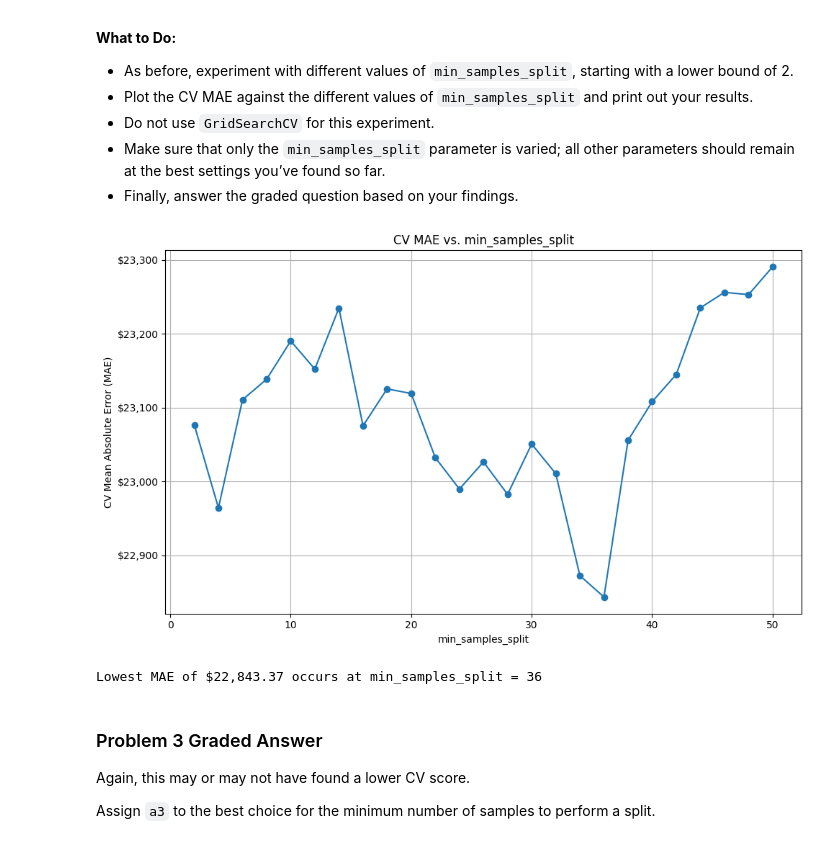
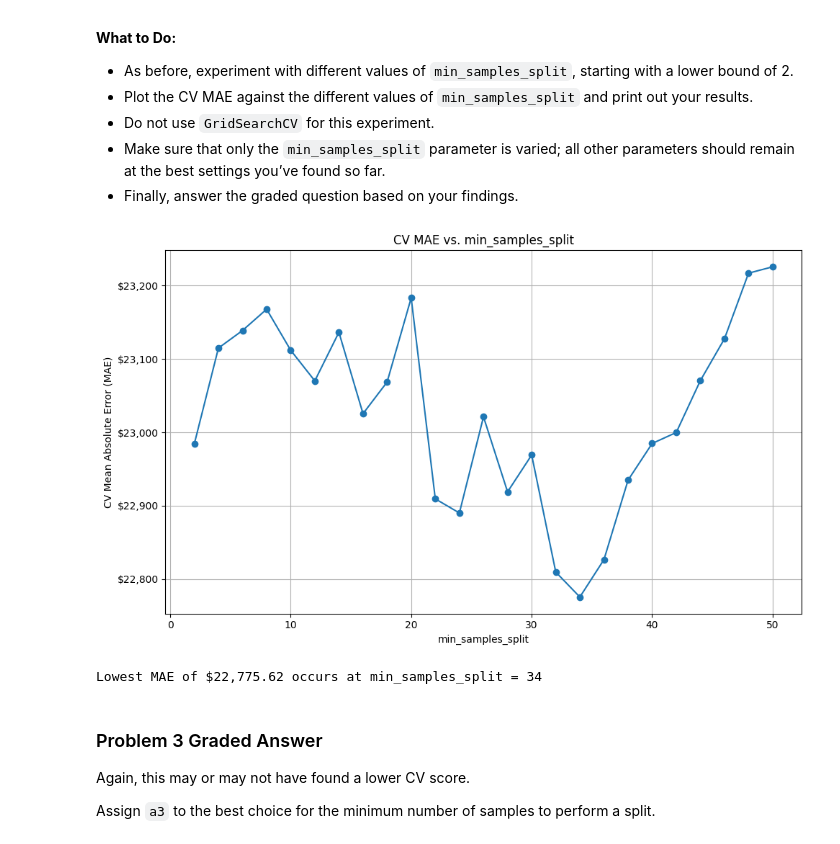
Before and after one commit to amc200092845471/Module-3-Assignments, a Jupyter notebook: Homework_06.ipynb, the cells around one changed output. Drawn from its saved outputs; the diff is of its cells as text; code cells hidden in the pictures.

```diff
--- a/Homework_06.ipynb
+++ b/Homework_06.ipynb
@@ -414,19 +414,23 @@ What to Do:
 # Your code here
 
 total_features = X_train.shape[1]
+max_features_range = range(10, total_features + 1, 5)
 
-max_features_range = list(range(10, total_features + 1, 5))  # 10 to total, step 5
-max_feature_mae_scores = []
 
-for max_feat in max_features_range:
-    mae = run_decision_tree_regressor(X_train, y_train,
-                                      max_depth=8,
-                                      max_leaf_nodes=80,
-                                      max_features=max_feat)
-    max_feature_mae_scores.append(mae)
+max_feature_mae_scores = [
+    run_decision_tree_regressor(
+        X_train, y_train,
+        max_depth=None,
+        max_leaf_nodes=92,
+        max_features=mf
+    )
+    for mf in max_features_range
+]
+
 
 best_max_features = max_features_range[np.argmin(max_feature_mae_scores)]
 best_mae = min(max_feature_mae_scores)
+
 
 plt.figure(figsize=(10, 6))
 plt.plot(max_features_range, max_feature_mae_scores, marker='o')
@@ -450,7 +454,7 @@ is the same as the maximum value.
 # %%
 # Your answer here
 
-a2 = best_max_features                    # Replace 0 with an expression or a variable
+a2 =  max_features_range[np.argmin(max_feature_mae_scores)]                  # Replace 0 with an expression or a variable
 # %%
 # DO NOT change this cell in any way
 
@@ -472,38 +476,39 @@ In this problem, you will investigate how the min_samples_split parameter affect
 # %%
 # Your code here
 
 split_range = list(range(2, 51, 2))
 split_mae_scores = []
 
 best_max_features = a2
 
-# Run model for each value of min_samples_split
 for min_split in split_range:
-    mae = run_decision_tree_regressor(X_train, y_train,
-                                      max_depth=8,
-                                      max_leaf_nodes=80,
-                                      max_features=best_max_features,
-                                      min_samples_split=min_split)
+    mae = run_decision_tree_regressor(
+        X_train, y_train,
+        max_depth=None,
+        max_leaf_nodes=92,
+        max_features=best_max_features,
+        min_samples_split=min_split
+    )
     split_mae_scores.append(mae)
 
 best_split = split_range[np.argmin(split_mae_scores)]
 best_mae = min(split_mae_scores)
+
 
 plt.figure(figsize=(10, 6))
 plt.plot(split_range, split_mae_scores, marker='o')
 plt.xlabel("min_samples_split")
 plt.ylabel("CV Mean Absolute Error (MAE)")
 plt.title("CV MAE vs. min_samples_split")
 plt.gca().yaxis.set_major_formatter(mticker.FuncFormatter(dollar_format))
 plt.grid(True)
 plt.tight_layout()
 plt.show()
 
-
 print(f"Lowest MAE of ${best_mae:,.2f} occurs at min_samples_split = {best_split}")
 # %% [output]
-[figure, old version]
+[figure, new version]
-Lowest MAE of $22,843.37 occurs at min_samples_split = 36
+Lowest MAE of $22,775.62 occurs at min_samples_split = 34
 # %% [markdown]
 ### Problem 3 Graded Answer
 
```
Also changed, not shown: parts of 15 cells of this notebook.
